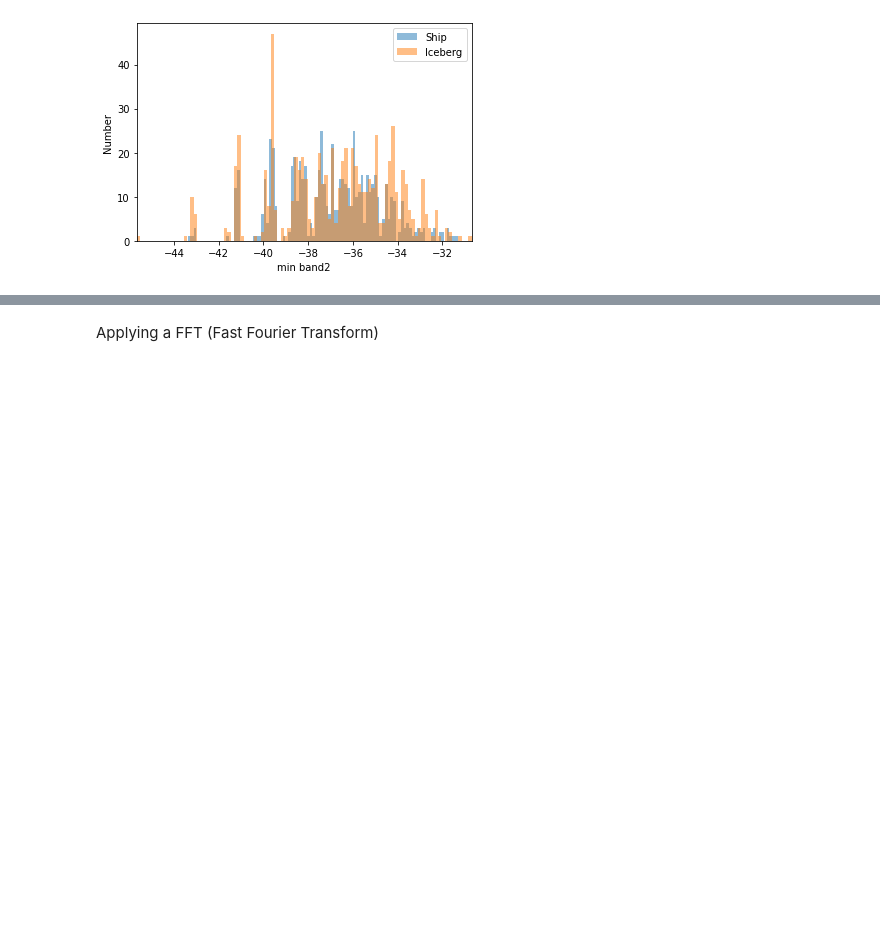
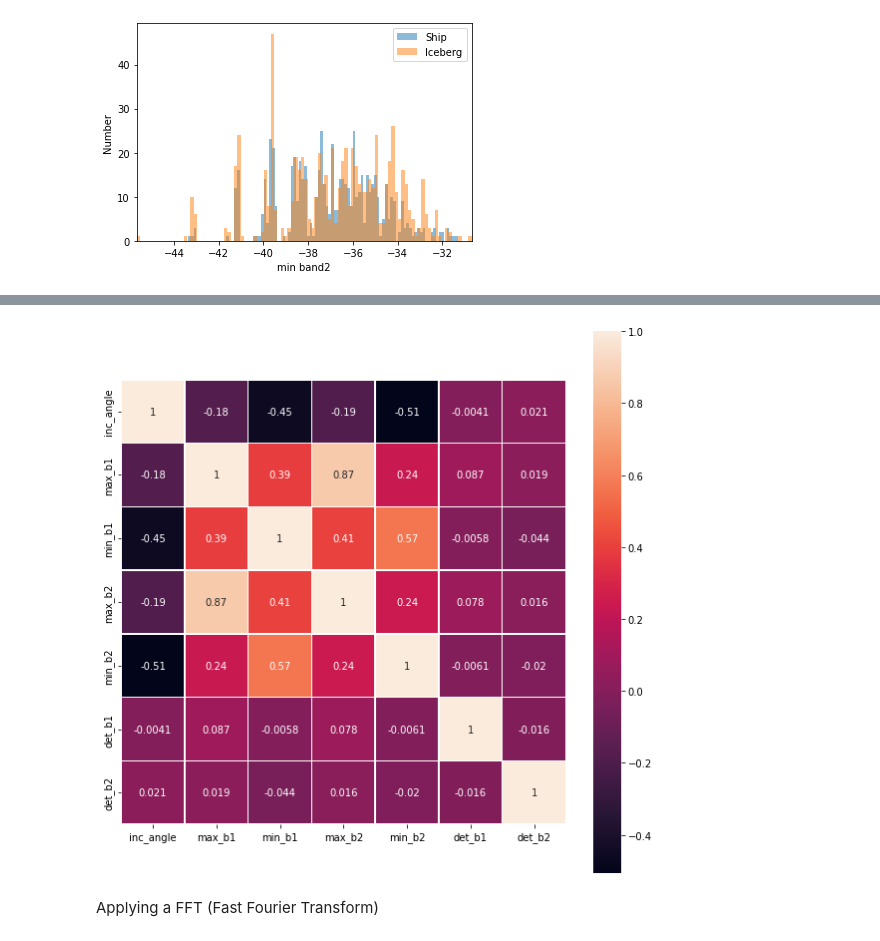
Before and after one commit to tboussaid/projet-i2e, a Jupyter notebook: project.ipynb, the cells around one changed output, grey strips where cells are left out. Drawn from its saved outputs; the diff is of its cells as text; code cells hidden in the pictures; blank space fills up the shorter version.

```diff
--- a/project.ipynb
+++ b/project.ipynb
@@ -331,3 +359,10 @@ plt.show()
+# %%
+df_new = df.drop('is_iceberg', axis=1)
+corr = df_new.corr()
+plt.figure(figsize=(10, 10))
+ax = sns.heatmap(corr, linewidths=.5, annot = True, square=True)
+# %% [output]
+[figure, added]
 # %% [markdown]
 Applying a FFT (Fast Fourier Transform)
 # %%
```
Also changed, not shown: parts of 6 cells of this notebook.
